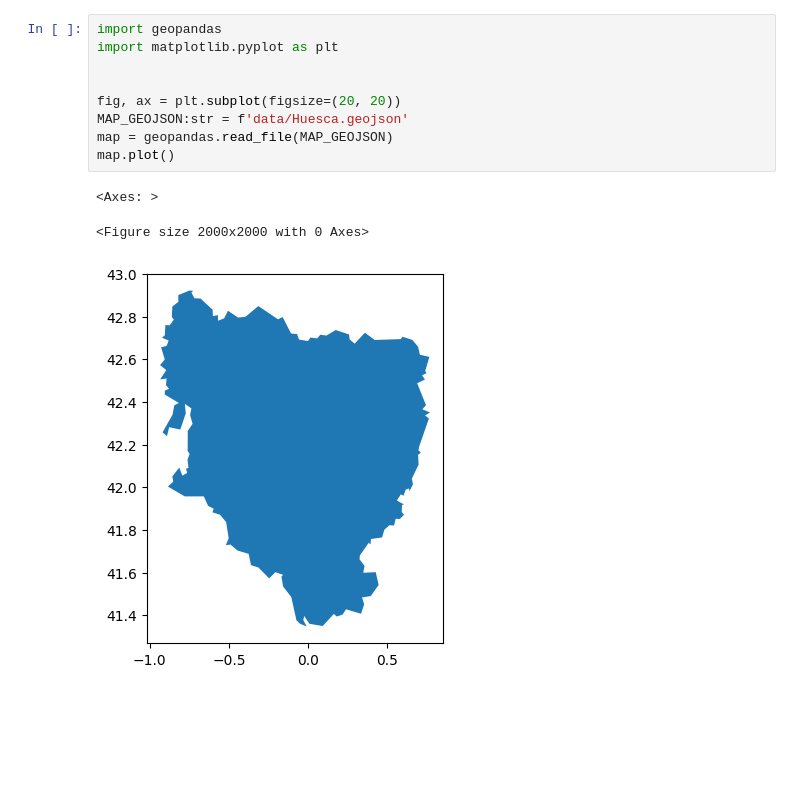
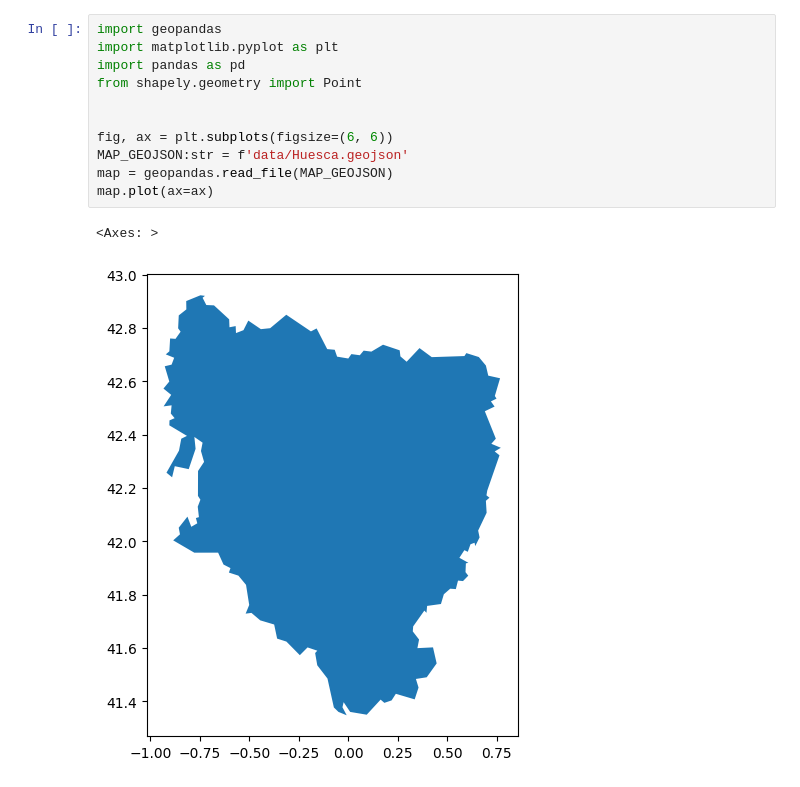
Before and after one commit to cruizQM/Benasque2026_Hackathon, a Jupyter notebook: map.ipynb, the cells around one changed output. Saved outputs shown, nothing was run; the diff lists cells and outputs as text; blank space fills up the shorter version.

```diff
--- a/map.ipynb
+++ b/map.ipynb
@@ -1,13 +1,14 @@
 # %%
 import geopandas
 import matplotlib.pyplot as plt
+import pandas as pd
+from shapely.geometry import Point
 
 
-fig, ax = plt.subplot(figsize=(20, 20))
+fig, ax = plt.subplots(figsize=(6, 6))
 MAP_GEOJSON:str = f'data/Huesca.geojson'
 map = geopandas.read_file(MAP_GEOJSON)
-map.plot()
+map.plot(ax=ax)
 # %% [output]
 <Axes: >
-<Figure size 2000x2000 with 0 Axes>
-[figure, old version]
+[figure, new version]
```
Also changed, not shown: parts of 2 cells of this notebook, 4 other files.
